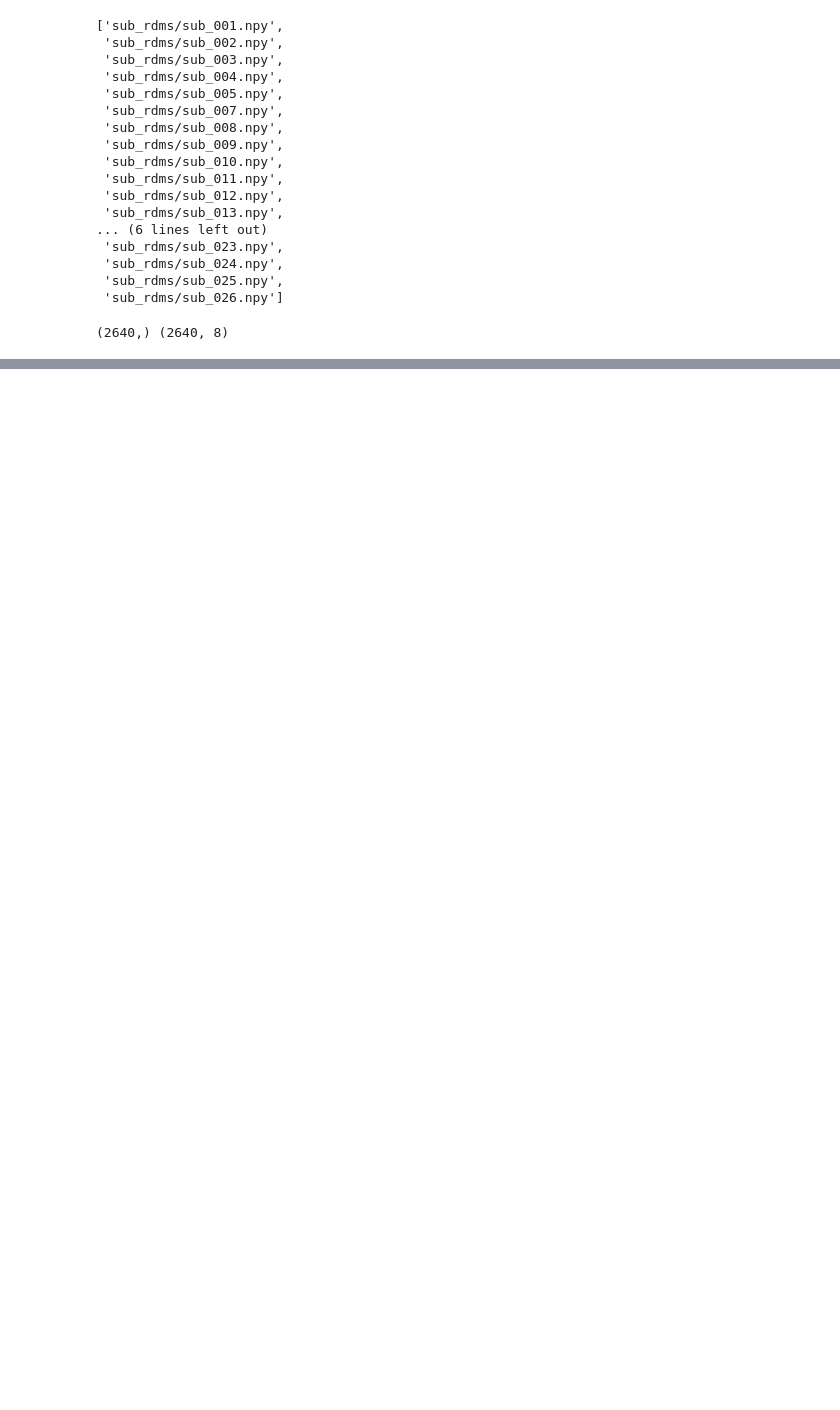
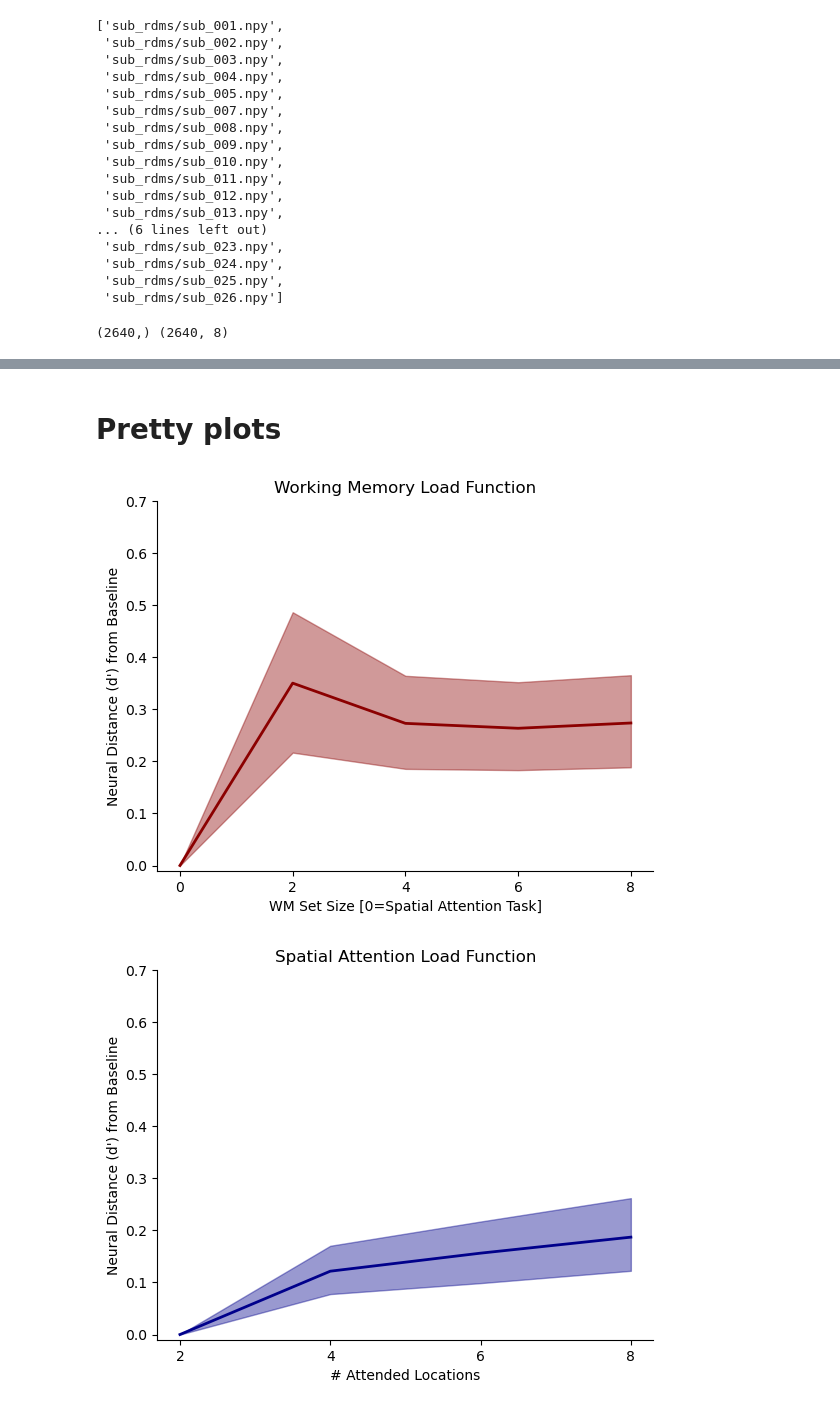
Before and after one commit to henrymj/banyan, a Jupyter notebook: analyses/4_bayesian_fits_hierarchical.ipynb, the cells around one changed output, grey strips where cells are left out. Saved outputs shown, nothing was run; the diff lists cells and outputs as text; code cells hidden in the pictures; blank space fills up the shorter version.

```diff
--- a/analyses/4_bayesian_fits_hierarchical.ipynb
+++ b/analyses/4_bayesian_fits_hierarchical.ipynb
@@ -358,0 +357,61 @@ plt.show()
+# %% [markdown]
+# Pretty plots
+# %%
+trc = trace.posterior.stack(draws = ("chain", "draw"))
+
+param_xs = {
+    'mu_WM': [0, 2, 4, 6, 8],
+    'mu_Attn': [2, 4, 6, 8],
+    'mu_SE': [2, 4, 6, 8, 10]
+}
+
+param_xlabels = {
+    'mu_WM': 'WM Set Size [0=Spatial Attention Task]',
+    'mu_Attn': '# Attended Locations',
+    'mu_SE': '# Stimuli in Display'
+}
+
+param_colors = {
+    'mu_WM': 'red',
+    'mu_Attn': 'blue',
+    'mu_SE': 'orange'
+}
+
+param_titles = {
+    'mu_WM': 'Working Memory Load Function',
+    'mu_Attn': 'Spatial Attention Load Function',
+    'mu_SE': 'Stimulus Energy Load Function'
+
+}
+
+
+for param in ['mu_WM', 'mu_Attn', 'mu_SE']:
+    param_vals = trc[param].values
+
+    if param in ['mu_Attn', 'mu_SE']:
+        beta = trc[param.replace('mu', 'beta')].values
+        param_vals = beta * param_vals
+    lower = az.hdi(param_vals.T)[:, 0]
+    upper = az.hdi(param_vals.T)[:, 1]
+
+
+    ax = sns.lineplot(x=param_xs[param], y=param_vals.mean(1), color = 'dark'+param_colors[param], linewidth=2)
+    plt.fill_between(param_xs[param], lower, upper, alpha = .4, color='dark'+param_colors[param])
+
+    plt.ylim(-.01, .7)
+    plt.yticks(np.round(plt.yticks()[0], 1))
+    plt.ylim(-.01, .7)
+
+
+    plt.xticks(param_xs[param])
+    plt.xlabel(param_xlabels[param])
+
+    plt.ylabel("Neural Distance (d') from Baseline")
+    plt.title(param_titles[param])
+    sns.despine()
+    # plt.savefig(f'figures/{param}_pop.svg')
+    plt.show()
+    plt.close()
+# %% [output]
+[figure, added]
+[figure, added]
```
Also changed, not shown: parts of 14 cells of this notebook.
